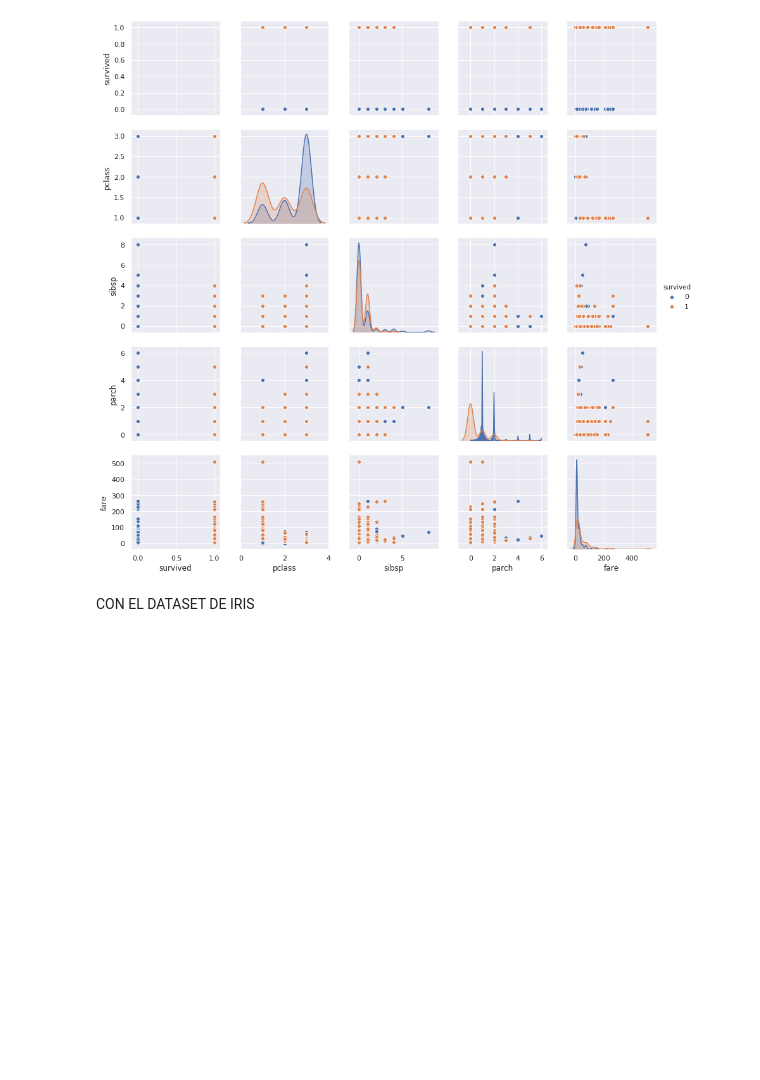
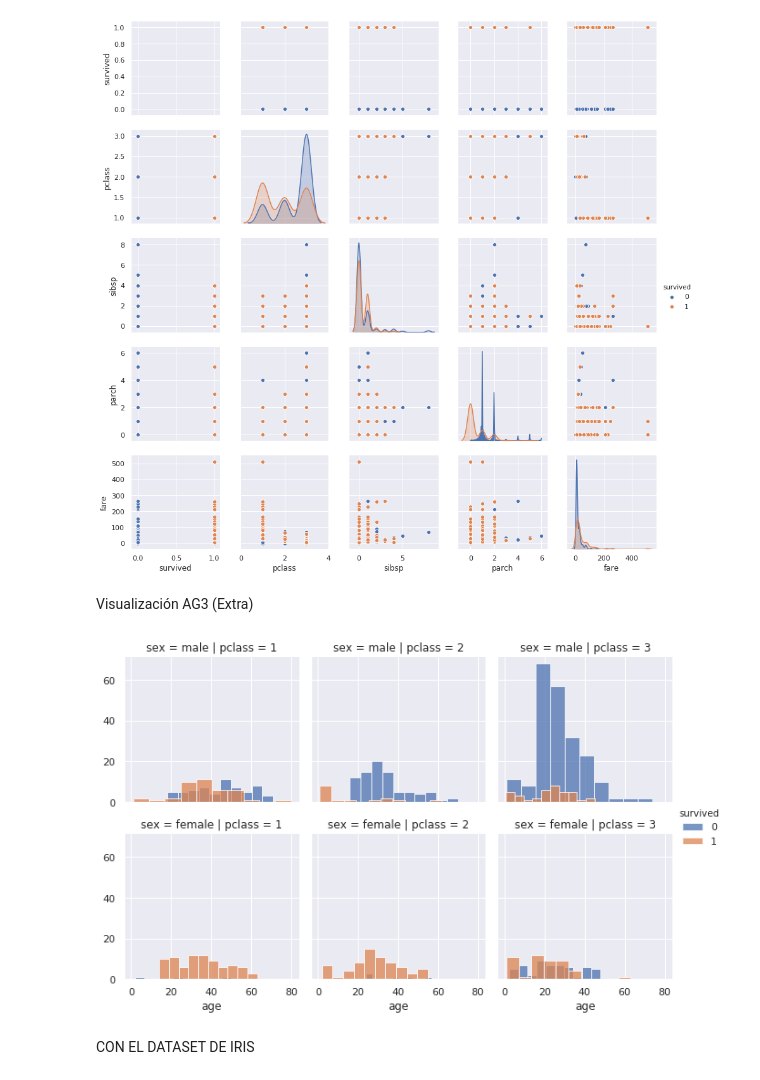
Before and after one commit to madelrey/07MBIG-Visualizacion-Actividades-Guiadas, a Jupyter notebook: 07MBIG_Visualizacion_AG3.ipynb, the cells around one changed output. Saved outputs shown, nothing was run; the diff lists cells and outputs as text; code cells hidden in the pictures; blank space fills up the shorter version.

```diff
--- a/07MBIG_Visualizacion_AG3.ipynb
+++ b/07MBIG_Visualizacion_AG3.ipynb
@@ -157,6 +156,16 @@ sns.pairplot(titanic_num, hue="survived")
 plt.show()
 # %% [output]
 [figure]
+# %% [markdown]
+Visualización AG3 (Extra)
+# %%
+#Cambiamos el font
+sns.set(font_scale=1, color_codes=True)
+g = sns.FacetGrid(titanic, col="pclass", row= "sex", hue="survived")
+g.map(plt.hist, "age", alpha=.75).add_legend()
+plt.show()
+# %% [output]
+[figure, added]
 # %% [markdown]
 CON EL DATASET DE IRIS
 # %%
```
Also changed, not shown: parts of 1 cell of this notebook.
